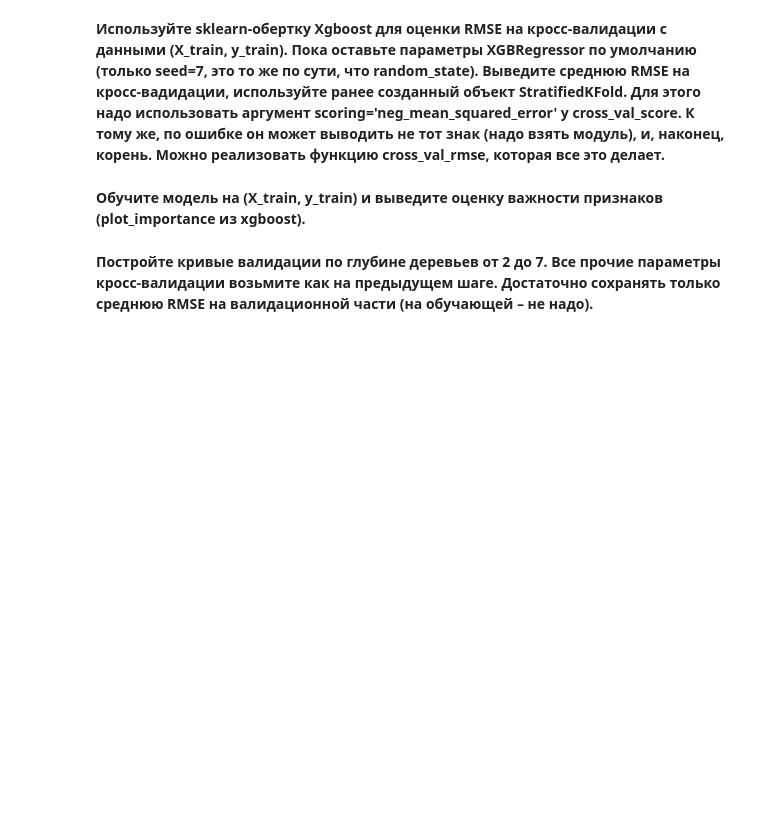
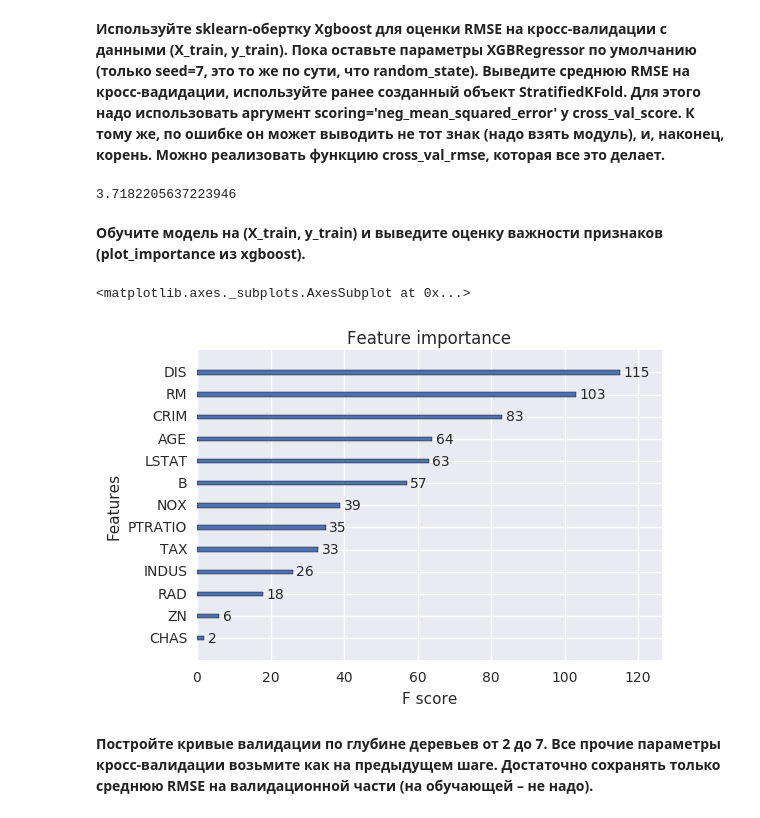
Before and after one commit to adima/hse, a Jupyter notebook: module3_advanced_ML/jupyter_notebooks/lesson08_boosting/lesson8_practice1_xgboost_boston.ipynb, the cells around one changed output. Drawn from its saved outputs; the diff is of its cells as text; code cells hidden in the pictures; blank space fills up the shorter version.

```diff
--- a/module3_advanced_ML/jupyter_notebooks/lesson08_boosting/lesson8_practice1_xgboost_boston.ipynb
+++ b/module3_advanced_ML/jupyter_notebooks/lesson08_boosting/lesson8_practice1_xgboost_boston.ipynb
@@ -49,8 +47,18 @@ xgb_model1 = XGBRegressor(seed=7)
+# %%
+''' ВАШ КОД ЗДЕСЬ'''
+np.sqrt(np.mean([abs(sc) for sc in cross_val_score(xgb_model1, X_train, y_train, cv=skf, scoring='mean_squared_error')]))
+# %% [output]
+3.7182205637223946
 # %% [markdown]
 **Обучите модель на (X_train, y_train) и выведите оценку важности признаков (plot_importance из xgboost).**
 # %%
 from xgboost import plot_importance
 # %%
 ''' ВАШ КОД ЗДЕСЬ'''
+xgb_model1.fit(X_train, y_train)
+plot_importance(xgb_model1)
+# %% [output]
+<matplotlib.axes._subplots.AxesSubplot at 0x...>
+[figure, added]
 # %% [markdown]
 **Постройте кривые валидации по глубине деревьев от 2 до 7. Все прочие параметры кросс-валидации возьмите как на предыдущем шаге. Достаточно сохранять только среднюю RMSE на валидационной части (на обучающей – не надо).**
```
Also changed, not shown: parts of 6 cells of this notebook, 2 other files.
